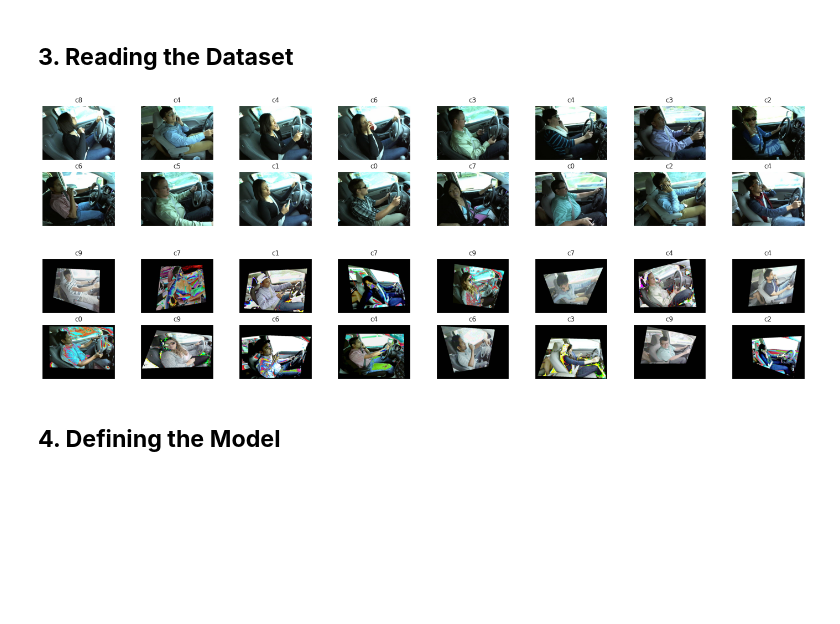
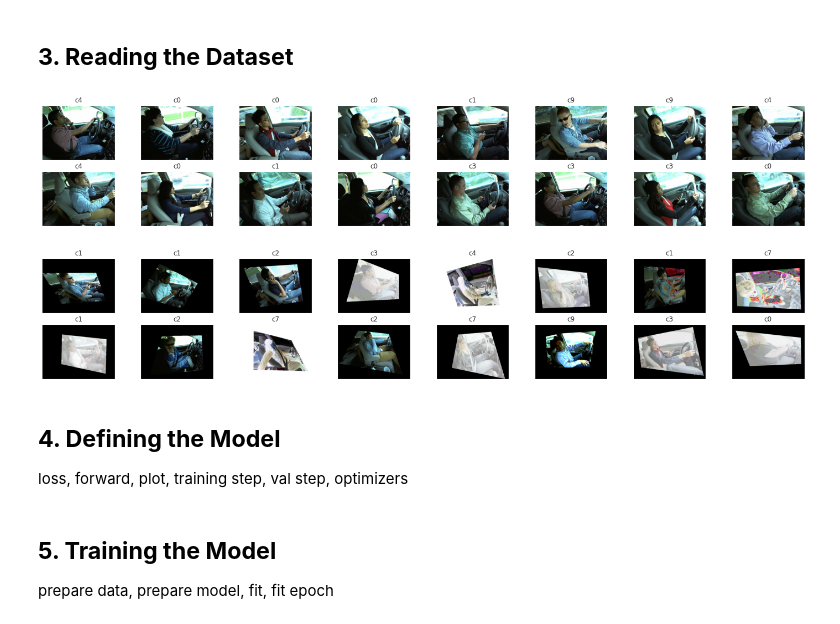
Before and after one commit to Followb1ind1y/Distracted-Driver-Detection-Project, a Jupyter notebook: State_Farm_Distracted_Driver_Detection.ipynb, the cells around one changed output. Cells and saved outputs as stored; diff of their text form; code cells hidden in the pictures; blank space fills up the shorter version.

```diff
--- a/State_Farm_Distracted_Driver_Detection.ipynb
+++ b/State_Farm_Distracted_Driver_Detection.ipynb
@@ -71,3 +77,4 @@ import splitfolders
 
 data_dir = '/content/imgs/train'
 splitfolders.ratio(data_dir, output="output", ratio=(0.8, 0.1, 0.1))
+output_dir = '/content/output'
@@ -105,35 +101,41 @@ test_loader = torch.utils.data.DataLoader(test_data, BATCH_SIZE, shuffle=True, d
+# %%
+Batch_Size = 4
+image_datasets = {x: torchvision.datasets.ImageFolder(os.path.join(output_dir, x),
+                                                      data_augmentation[x]) for x in ['train', 'val', 'test']}
+dataloaders = {x: torch.utils.data.DataLoader(image_datasets[x], batch_size=Batch_Size,shuffle=True,
+                                              drop_last=True) for x in ['train', 'val', 'test']}
+dataset_sizes = {x: len(image_datasets[x]) for x in ['train', 'val', 'test']}
+class_names = image_datasets['train'].classes
+device = torch.device("cuda:0" if torch.cuda.is_available() else "cpu")
 # %%
-display_data = torchvision.datasets.ImageFolder(train_dir, transform=torchvision.transforms.Compose([torchvision.transforms.ToTensor()]))
-display_loader = torch.utils.data.DataLoader(display_data, BATCH_SIZE, shuffle=True, drop_last=True)
-
 # Visualize some sample data from the original dataset
 
-dataiter = iter(display_loader) # obtain one batch of training images
-images, labels = next(dataiter)
+images, labels = next(iter(dataloaders['test']))
 images = images.numpy() # convert images to numpy for display
 
 # plot the images in the batch, along with the corresponding labels
 fig = plt.figure(figsize=(25, 4))
 for idx in np.arange(16):
     ax = fig.add_subplot(2, 16/2, idx+1, xticks=[], yticks=[])
-    plt.imshow((255*np.transpose(images[idx], (1, 2, 0))).astype(np.uint8))
-    ax.set_title(CLASSES[labels[idx]])
+    plt.imshow((np.transpose(images[idx], (1, 2, 0))))
+    ax.set_title(class_names[labels[idx]])
 # %% [output]
-[figure, old version]
+[figure, new version]
 # %%
 # Visualize some sample data after Augmentation
 
-dataiter = iter(train_loader) # obtain one batch of training images
-images, labels = next(dataiter)
+images, labels = next(iter(dataloaders['train']))
 images = images.numpy() # convert images to numpy for display
 
 # plot the images in the batch, along with the corresponding labels
 fig = plt.figure(figsize=(25, 4))
 for idx in np.arange(16):
     ax = fig.add_subplot(2, 16/2, idx+1, xticks=[], yticks=[])
-    plt.imshow((255*np.transpose(images[idx], (1, 2, 0))).astype(np.uint8))
-    ax.set_title(CLASSES[labels[idx]])
+    plt.imshow((np.transpose(images[idx], (1, 2, 0))))
+    ax.set_title(class_names[labels[idx]])
 # %% [output]
-[figure, old version]
+[figure, new version]
 # %% [markdown]
 ## **4. Defining the Model**
+
+loss, forward, plot, training step, val step, optimizers
@@ -139,0 +153,4 @@ for idx in np.arange(16):
+# %% [markdown]
+## **5. Training the Model**
+
+prepare data, prepare model, fit, fit epoch
```
Also changed, not shown: parts of 8 cells of this notebook.
